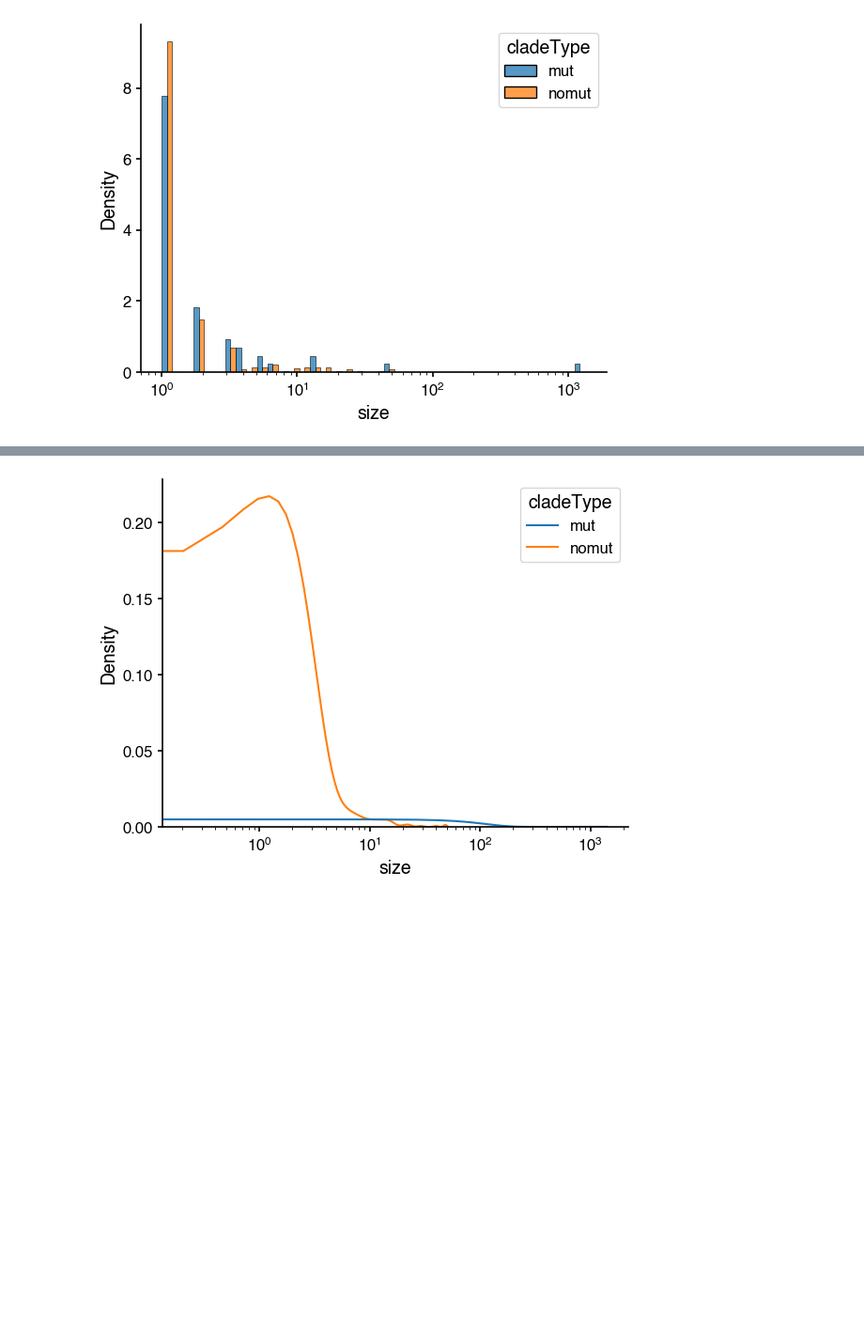
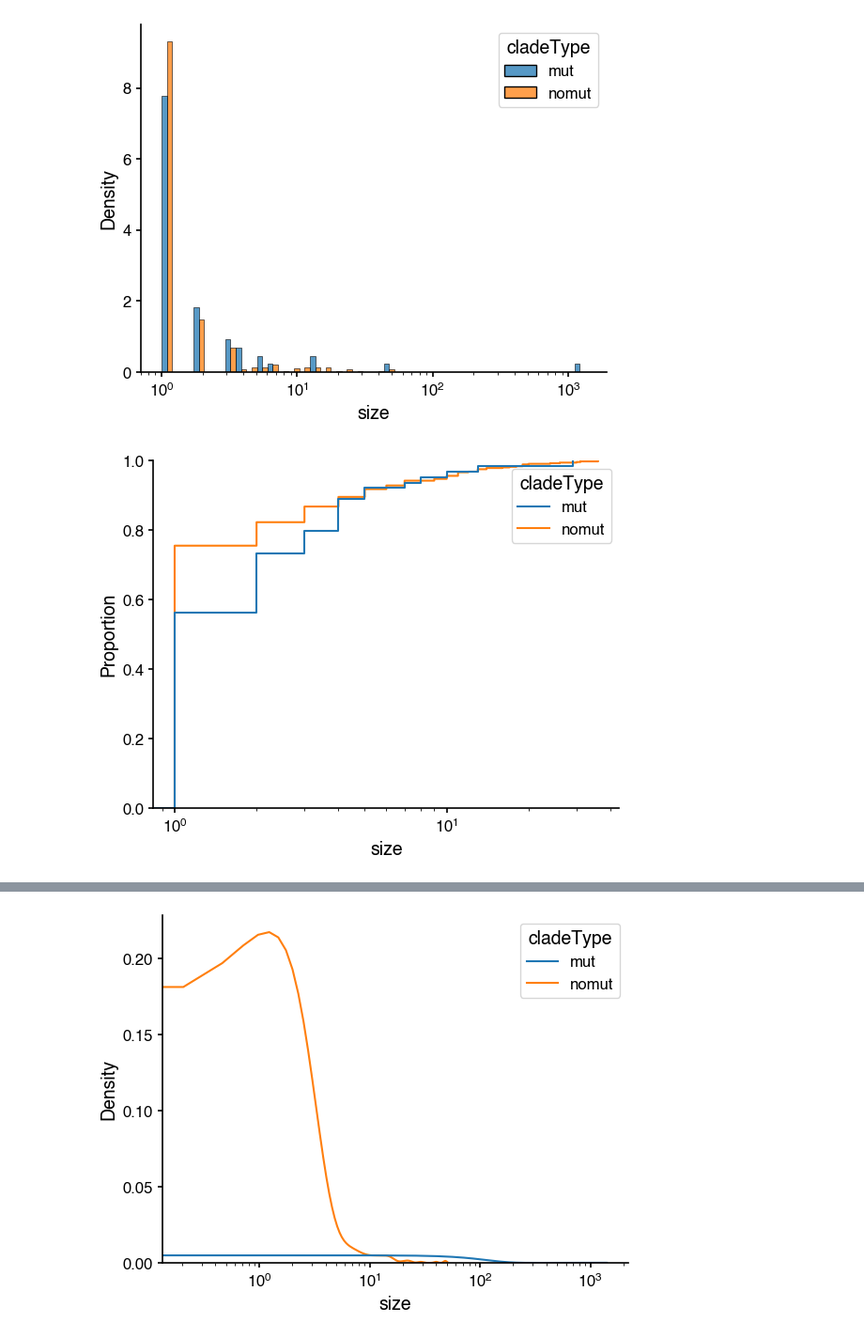
Before and after one commit to blab/ncov-orf8, a Jupyter notebook: notebooks/CompareClusters.ipynb, the cells around one changed output, grey strips where cells are left out. Shown at 94% size. Drawn from its saved outputs; the diff is of its cells as text; code cells hidden in the pictures; blank space fills up the shorter version.

```diff
--- a/notebooks/CompareClusters.ipynb
+++ b/notebooks/CompareClusters.ipynb
@@ -109,10 +109,12 @@ def compareKO(subtree,gene,start,end,leafs,mutType):
         inWA = clade.node_attrs['inWA']['value']
         if inWA:
             all_muts = clade.branch_attrs['mutations']
+            #total_aa = [v for k,v in all_muts.items() if k != 'nuc'] ## NEW only look at clusters with one amino acid mutation
+            #if len(total_aa) == 1: ## SAME AS last line
             muts = getMutType(all_muts,gene,start,end)
 
-            n = np.sum([len(v) for k,v in muts.items()])
-            if n == 1:
+            n = np.sum([len(v) for k,v in muts.items()]) # Add back in if 1 mut only
+            if n == 1: # add back in if 1 mut only
                 if len(muts[mutType]):
                     s = muts[mutType]
 
@@ -124,7 +126,6 @@ def compareKO(subtree,gene,start,end,leafs,mutType):
                         clusters[count]['ko'] = {}
 
                         clusters[count]['ko']['node'] = clade.name
-                        #print(clade.name)
                         clusters[count]['ko']['mut'] = s
                         strains = clade.get_terminals()
                         clusters[count]['ko']['clusterSize'] = len(strains)
@@ -137,23 +138,26 @@ def compareKO(subtree,gene,start,end,leafs,mutType):
                         for sib in parent.find_clades():
                             sibDiv = sib.node_attrs['div']
                             if sib in parent and sib != clade:
-                                #sib_muts = sib.branch_attrs['mutations']
-                                #if len(sib_muts) < 2: #sib != clade and len(sib_muts)<2: #and sibDiv != parentDiv:
-                                terms = sib.get_terminals()
-                                clusters[count]['noko']['clusterSize'].append(len(terms))
-                                newTimes = [names[strain.name].node_attrs['num_date']['value'] for strain in terms]
-                                clusters[count]['noko']['persistence'].append(max(newTimes) - min(newTimes))
+                                if sibDiv != parentDiv: ## So polytomies don't get counted
+                                    sib_muts = sib.branch_attrs['mutations'] #ADD BACK IN IF WANT 1 MuT ONLY
+                                    if len(sib_muts) < 2:  # ADD BACK IN IF 1 MUT ONLY
+                                        terms = sib.get_terminals()
+                                        clusters[count]['noko']['clusterSize'].append(len(terms))
+                                        newTimes = [names[strain.name].node_attrs['num_date']['value'] for strain in terms]
+                                        clusters[count]['noko']['persistence'].append(max(newTimes) - min(newTimes))
 
                         count += 1
     return clusters
 
 def aggClusters(clusters,mutType,gene):
+    node_id = []
     sizes = []
     times = []
     clade = []
     clust = []
     all_clusters = clusters.keys()
     for cluster in all_clusters:
+        ided = clusters[cluster]['ko']['node']
         sizes.append(clusters[cluster]['ko']['clusterSize'])
         times.append(clusters[cluster]['ko']['persistence'])
         clade.append('mut')
@@ -163,7 +167,8 @@ def aggClusters(clusters,mutType,gene):
         times.extend(clusters[cluster]['noko']['persistence'])
         clade.extend(['nomut']*len(sibSizes))
         clust.extend([cluster]*len(sibSizes))
-    df = pd.DataFrame({'size':sizes,'time':times,'cladeType':clade,'mutType':mutType,'cluster':clust,'gene':gene})
+        node_id.extend([ided]*(len(sibSizes)+1))
+    df = pd.DataFrame({'size':sizes,'time':times,'cladeType':clade,'mutType':mutType,'cluster':clust,'gene':gene, 'ko_node':node_id})
     return df
 
 def get_df(geneDict, leafs):
@@ -461,2 +511,8 @@ ax = sns.histplot(data=stops8,x='size',hue='cladeType', log_scale=True,stat='den
 # %% [output]
 [figure]
+# %%
+ax = sns.ecdfplot(data=stops8,x='size',hue='cladeType', stat='proportion',log_scale=True)
+fig = ax.get_figure()
+#fig.savefig('figs/size_ecdf_sibs.pdf', bbox_inches='tight',dpi=300)
+# %% [output]
+[figure, added]
```
Also changed, not shown: parts of 19 cells of this notebook, 19 other files.
